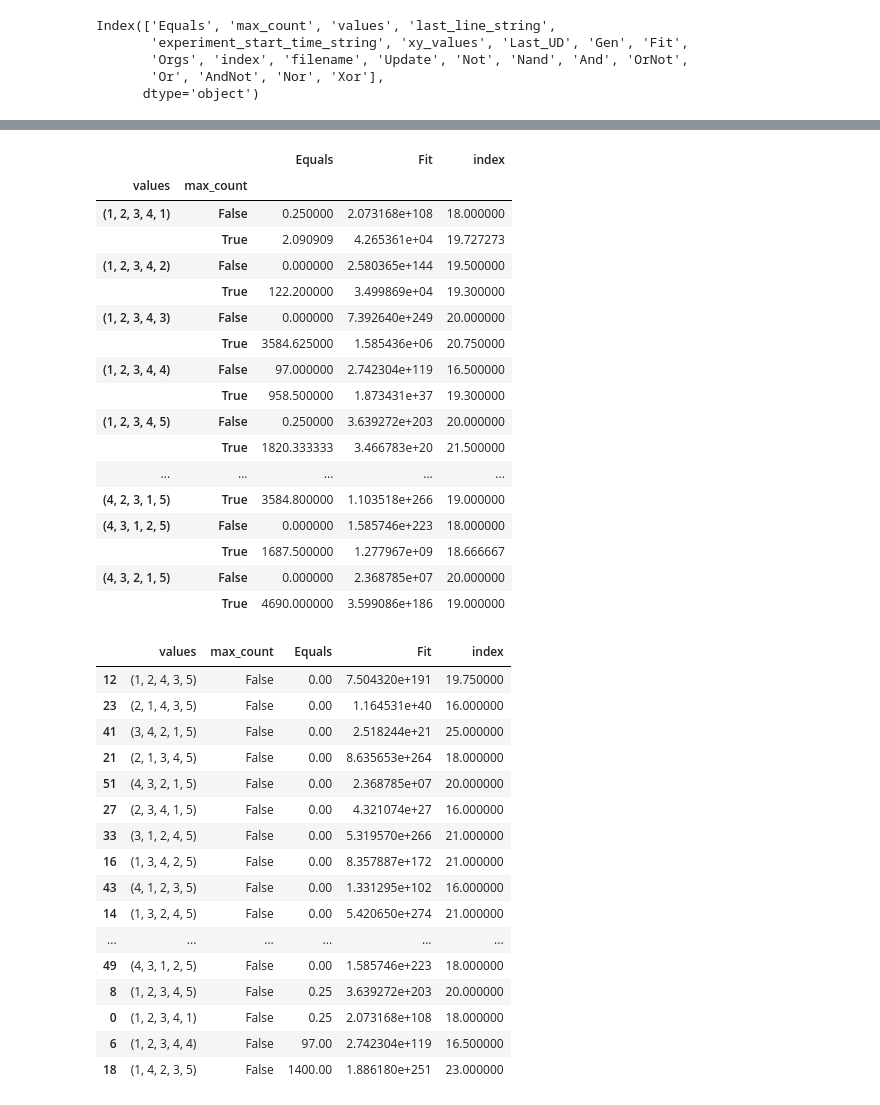
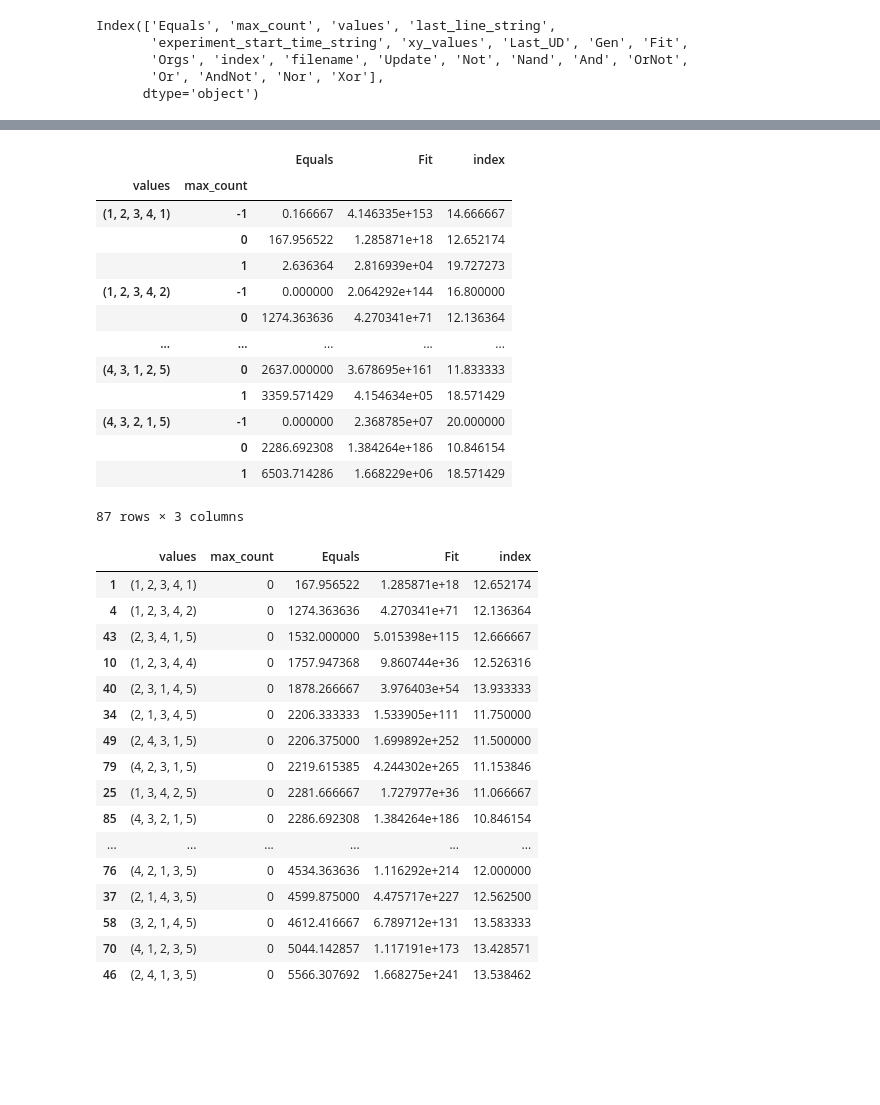
Before and after one commit to alzh9000/avida, a Jupyter notebook: cbuild_changed/work/results_plots_3.ipynb, the cells around one changed output, grey strips where cells are left out. Drawn from its saved outputs; the diff is of its cells as text; code cells hidden in the pictures; blank space fills up the shorter version.

```diff
--- a/cbuild_changed/work/results_plots_3.ipynb
+++ b/cbuild_changed/work/results_plots_3.ipynb
@@ -85,13 +85,14 @@ for filename in os.listdir(dir_path):
                 raise Exception("No match found for pattern in file name: {}".format(filename))
             index = int(match.group(1))
             max_count = match.group(2)
-            if max_count == '-1':
-                max_count = False
-            elif max_count == '0':
-                max_count = True
+            if max_count == 'False':
+                max_count = -1
+            elif max_count == 'True':
+                max_count = 0
             else:
-                continue
-            # max_count = match.group(2) == 'True'
+                max_count = int(match.group(2))
+                # continue
+
             values = tuple(int(i) for i in match.group(3).strip('[]').split(', '))
             experiment_start_time_string = match.group(4) + "_" + match.group(5)
             xy_values = tuple(int(i) for i in match.group(6).strip('[]').split(', '))
@@ -141,7 +142,8 @@ for filename in os.listdir(dir_path):
                 # Append the data to the list
                 data_list.append(EQU_dict)
             else:
-                raise Exception("Last line does not start with UD: {}".format(filename))
+                print("Last line does not start with UD: {}".format(filename))
+                continue
 
 # Create the DataFrame from the data list
 df = pd.DataFrame(data_list)
@@ -167,14 +170,14 @@ import pandas as pd
 import pickle
 
 # Pickle the dataframe to a file
-with open('229r/results/all1_copy_fitness_and_counts_df.pickle', 'wb') as f:
+with open('229r/results/all1_rp3_fitness_and_counts_df.pickle', 'wb') as f:
     pickle.dump(df, f)
 # %%
 import pandas as pd
 import pickle
 
 # Load the pickled dataframe from the file
-with open('229r/results/all1_copy_fitness_and_counts_df.pickle', 'rb') as f:
+with open('229r/results/all1_rp3_fitness_and_counts_df.pickle', 'rb') as f:
     df = pickle.load(f)
 
 # Print the dataframe
@@ -377,41 +396,37 @@ gdf
 # %% [output]
 |  |  | Equals | Fit | index |
 | values | max_count |  |  |  |
-| (1, 2, 3, 4, 1) | False | 0.250000 | 2.073168e+108 | 18.000000 |
-|  | True | 2.090909 | 4.265361e+04 | 19.727273 |
-| (1, 2, 3, 4, 2) | False | 0.000000 | 2.580365e+144 | 19.500000 |
-|  | True | 122.200000 | 3.499869e+04 | 19.300000 |
-| (1, 2, 3, 4, 3) | False | 0.000000 | 7.392640e+249 | 20.000000 |
-|  | True | 3584.625000 | 1.585436e+06 | 20.750000 |
-| (1, 2, 3, 4, 4) | False | 97.000000 | 2.742304e+119 | 16.500000 |
-|  | True | 958.500000 | 1.873431e+37 | 19.300000 |
-| (1, 2, 3, 4, 5) | False | 0.250000 | 3.639272e+203 | 20.000000 |
-|  | True | 1820.333333 | 3.466783e+20 | 21.500000 |
+| (1, 2, 3, 4, 1) | -1 | 0.166667 | 4.146335e+153 | 14.666667 |
+|  | 0 | 167.956522 | 1.285871e+18 | 12.652174 |
+|  | 1 | 2.636364 | 2.816939e+04 | 19.727273 |
+| (1, 2, 3, 4, 2) | -1 | 0.000000 | 2.064292e+144 | 16.800000 |
+|  | 0 | 1274.363636 | 4.270341e+71 | 12.136364 |
 | ... | ... | ... | ... | ... |
-| (4, 2, 3, 1, 5) | True | 3584.800000 | 1.103518e+266 | 19.000000 |
-| (4, 3, 1, 2, 5) | False | 0.000000 | 1.585746e+223 | 18.000000 |
-|  | True | 1687.500000 | 1.277967e+09 | 18.666667 |
-| (4, 3, 2, 1, 5) | False | 0.000000 | 2.368785e+07 | 20.000000 |
-|  | True | 4690.000000 | 3.599086e+186 | 19.000000 |
+| (4, 3, 1, 2, 5) | 0 | 2637.000000 | 3.678695e+161 | 11.833333 |
+|  | 1 | 3359.571429 | 4.154634e+05 | 18.571429 |
+| (4, 3, 2, 1, 5) | -1 | 0.000000 | 2.368785e+07 | 20.000000 |
+|  | 0 | 2286.692308 | 1.384264e+186 | 10.846154 |
+|  | 1 | 6503.714286 | 1.668229e+06 | 18.571429 |
+87 rows × 3 columns
 # %%
 gdf = gdf.reset_index().sort_values("Equals")
 # %%
-gdf[gdf["max_count"] == False]
+gdf[gdf["max_count"] == 0]
 # %% [output]
 |  | values | max_count | Equals | Fit | index |
-| 12 | (1, 2, 4, 3, 5) | False | 0.00 | 7.504320e+191 | 19.750000 |
-| 23 | (2, 1, 4, 3, 5) | False | 0.00 | 1.164531e+40 | 16.000000 |
-| 41 | (3, 4, 2, 1, 5) | False | 0.00 | 2.518244e+21 | 25.000000 |
-| 21 | (2, 1, 3, 4, 5) | False | 0.00 | 8.635653e+264 | 18.000000 |
-| 51 | (4, 3, 2, 1, 5) | False | 0.00 | 2.368785e+07 | 20.000000 |
-| 27 | (2, 3, 4, 1, 5) | False | 0.00 | 4.321074e+27 | 16.000000 |
-| 33 | (3, 1, 2, 4, 5) | False | 0.00 | 5.319570e+266 | 21.000000 |
-| 16 | (1, 3, 4, 2, 5) | False | 0.00 | 8.357887e+172 | 21.000000 |
-| 43 | (4, 1, 2, 3, 5) | False | 0.00 | 1.331295e+102 | 16.000000 |
-| 14 | (1, 3, 2, 4, 5) | False | 0.00 | 5.420650e+274 | 21.000000 |
+| 1 | (1, 2, 3, 4, 1) | 0 | 167.956522 | 1.285871e+18 | 12.652174 |
+| 4 | (1, 2, 3, 4, 2) | 0 | 1274.363636 | 4.270341e+71 | 12.136364 |
+| 43 | (2, 3, 4, 1, 5) | 0 | 1532.000000 | 5.015398e+115 | 12.666667 |
+| 10 | (1, 2, 3, 4, 4) | 0 | 1757.947368 | 9.860744e+36 | 12.526316 |
+| 40 | (2, 3, 1, 4, 5) | 0 | 1878.266667 | 3.976403e+54 | 13.933333 |
+| 34 | (2, 1, 3, 4, 5) | 0 | 2206.333333 | 1.533905e+111 | 11.750000 |
+| 49 | (2, 4, 3, 1, 5) | 0 | 2206.375000 | 1.699892e+252 | 11.500000 |
+| 79 | (4, 2, 3, 1, 5) | 0 | 2219.615385 | 4.244302e+265 | 11.153846 |
+| 25 | (1, 3, 4, 2, 5) | 0 | 2281.666667 | 1.727977e+36 | 11.066667 |
+| 85 | (4, 3, 2, 1, 5) | 0 | 2286.692308 | 1.384264e+186 | 10.846154 |
 | ... | ... | ... | ... | ... | ... |
-| 49 | (4, 3, 1, 2, 5) | False | 0.00 | 1.585746e+223 | 18.000000 |
-| 8 | (1, 2, 3, 4, 5) | False | 0.25 | 3.639272e+203 | 20.000000 |
-| 0 | (1, 2, 3, 4, 1) | False | 0.25 | 2.073168e+108 | 18.000000 |
-| 6 | (1, 2, 3, 4, 4) | False | 97.00 | 2.742304e+119 | 16.500000 |
-| 18 | (1, 4, 2, 3, 5) | False | 1400.00 | 1.886180e+251 | 23.000000 |
+| 76 | (4, 2, 1, 3, 5) | 0 | 4534.363636 | 1.116292e+214 | 12.000000 |
+| 37 | (2, 1, 4, 3, 5) | 0 | 4599.875000 | 4.475717e+227 | 12.562500 |
+| 58 | (3, 2, 1, 4, 5) | 0 | 4612.416667 | 6.789712e+131 | 13.583333 |
+| 70 | (4, 1, 2, 3, 5) | 0 | 5044.142857 | 1.117191e+173 | 13.428571 |
+| 46 | (2, 4, 1, 3, 5) | 0 | 5566.307692 | 1.668275e+241 | 13.538462 |
```
Also changed, not shown: parts of 19 cells of this notebook, 6 other files.
